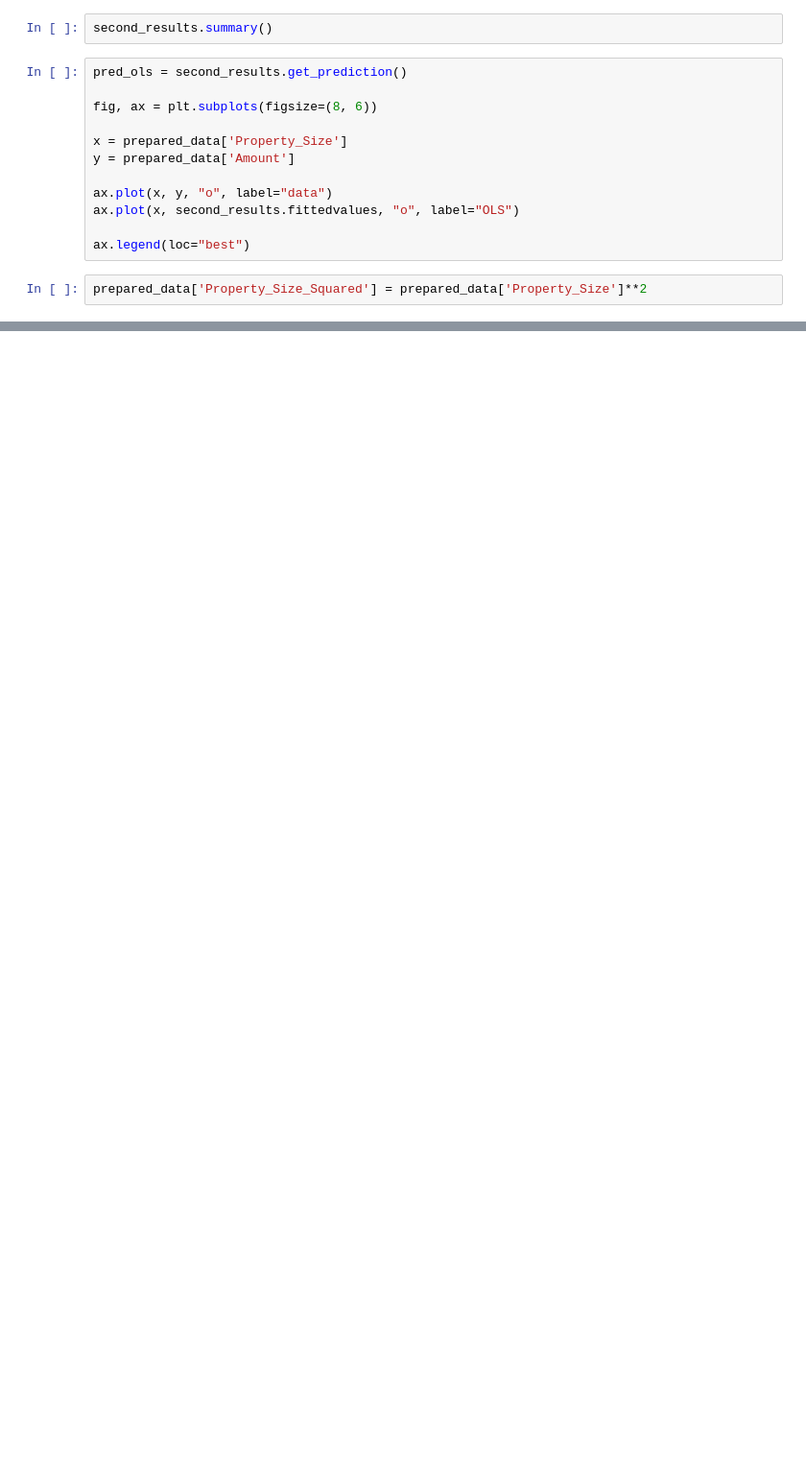
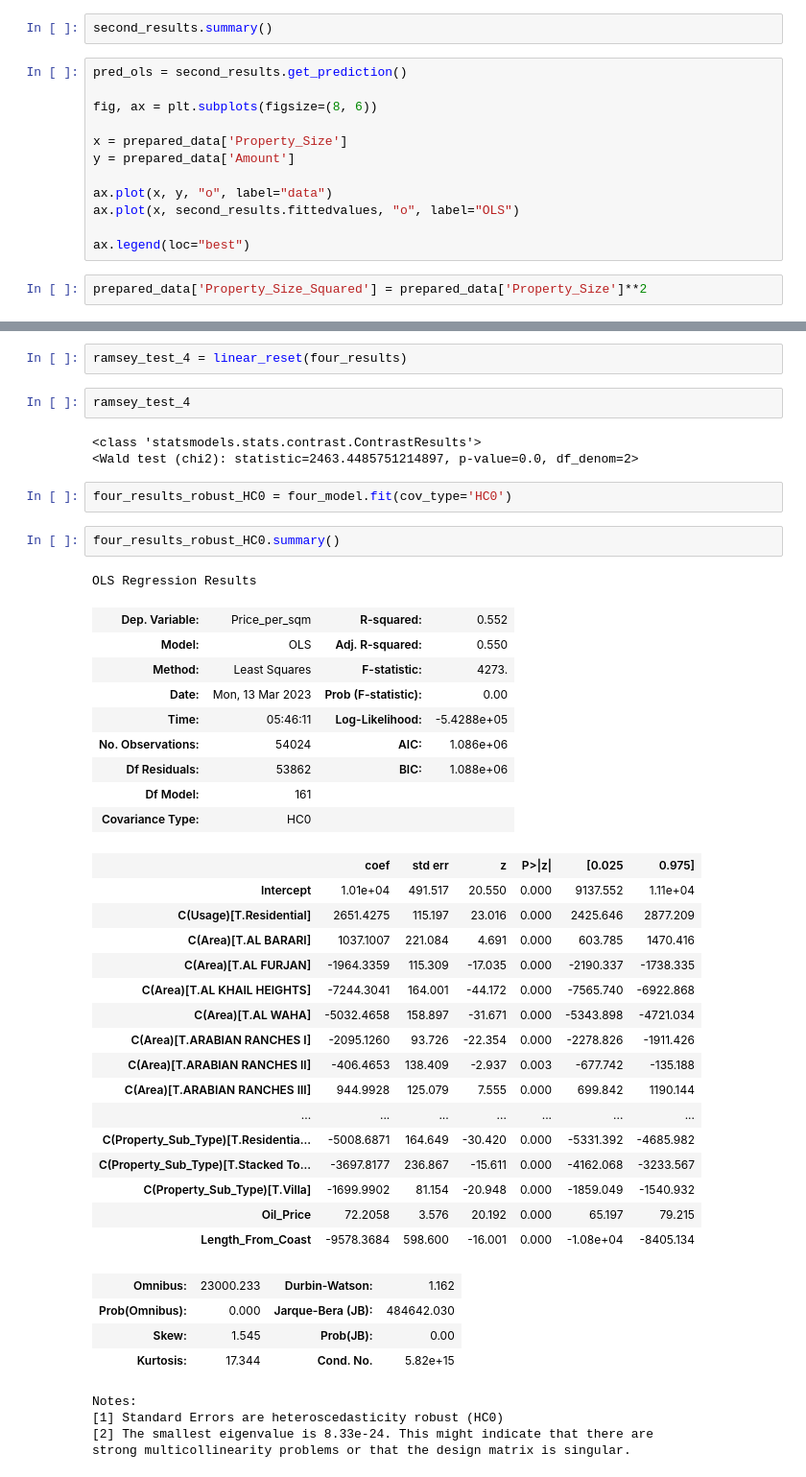
Before and after one commit to geporys/econometrics-project-assignment-hse-2022, a Jupyter notebook: Main analysis.ipynb, the cells around one changed output, grey strips where cells are left out. Shown: that part at 96% size. Drawn from its saved outputs; the diff is of its cells as text; blank space fills up the shorter version.

```diff
--- a/Main analysis.ipynb
+++ b/Main analysis.ipynb
@@ -246,0 +365,46 @@ second_results.summary()
+# %%
+ramsey_test_4 = linear_reset(four_results)
+# %%
+ramsey_test_4
+# %% [output]
+<class 'statsmodels.stats.contrast.ContrastResults'>
+<Wald test (chi2): statistic=2463.4485751214897, p-value=0.0, df_denom=2>
+# %%
+four_results_robust_HC0 = four_model.fit(cov_type='HC0')
+# %%
+four_results_robust_HC0.summary()
+# %% [output]
+OLS Regression Results
+| Dep. Variable: | Price_per_sqm | R-squared: | 0.552 |
+| Model: | OLS | Adj. R-squared: | 0.550 |
+| Method: | Least Squares | F-statistic: | 4273. |
+| Date: | Mon, 13 Mar 2023 | Prob (F-statistic): | 0.00 |
+| Time: | 05:46:11 | Log-Likelihood: | -5.4288e+05 |
+| No. Observations: | 54024 | AIC: | 1.086e+06 |
+| Df Residuals: | 53862 | BIC: | 1.088e+06 |
+| Df Model: | 161 |  |  |
+| Covariance Type: | HC0 |  |  |
+|  | coef | std err | z | P>|z| | [0.025 | 0.975] |
+| Intercept | 1.01e+04 | 491.517 | 20.550 | 0.000 | 9137.552 | 1.11e+04 |
+| C(Usage)[T.Residential] | 2651.4275 | 115.197 | 23.016 | 0.000 | 2425.646 | 2877.209 |
+| C(Area)[T.AL BARARI] | 1037.1007 | 221.084 | 4.691 | 0.000 | 603.785 | 1470.416 |
+| C(Area)[T.AL FURJAN] | -1964.3359 | 115.309 | -17.035 | 0.000 | -2190.337 | -1738.335 |
+| C(Area)[T.AL KHAIL HEIGHTS] | -7244.3041 | 164.001 | -44.172 | 0.000 | -7565.740 | -6922.868 |
+| C(Area)[T.AL WAHA] | -5032.4658 | 158.897 | -31.671 | 0.000 | -5343.898 | -4721.034 |
+| C(Area)[T.ARABIAN RANCHES I] | -2095.1260 | 93.726 | -22.354 | 0.000 | -2278.826 | -1911.426 |
+| C(Area)[T.ARABIAN RANCHES II] | -406.4653 | 138.409 | -2.937 | 0.003 | -677.742 | -135.188 |
+| C(Area)[T.ARABIAN RANCHES III] | 944.9928 | 125.079 | 7.555 | 0.000 | 699.842 | 1190.144 |
+| ... | ... | ... | ... | ... | ... | ... |
+| C(Property_Sub_Type)[T.Residentia... | -5008.6871 | 164.649 | -30.420 | 0.000 | -5331.392 | -4685.982 |
+| C(Property_Sub_Type)[T.Stacked To... | -3697.8177 | 236.867 | -15.611 | 0.000 | -4162.068 | -3233.567 |
+| C(Property_Sub_Type)[T.Villa] | -1699.9902 | 81.154 | -20.948 | 0.000 | -1859.049 | -1540.932 |
+| Oil_Price | 72.2058 | 3.576 | 20.192 | 0.000 | 65.197 | 79.215 |
+| Length_From_Coast | -9578.3684 | 598.600 | -16.001 | 0.000 | -1.08e+04 | -8405.134 |
+| Omnibus: | 23000.233 | Durbin-Watson: | 1.162 |
+| Prob(Omnibus): | 0.000 | Jarque-Bera (JB): | 484642.030 |
+| Skew: | 1.545 | Prob(JB): | 0.00 |
+| Kurtosis: | 17.344 | Cond. No. | 5.82e+15 |
+Notes:
+[1] Standard Errors are heteroscedasticity robust (HC0)
+[2] The smallest eigenvalue is 8.33e-24. This might indicate that there are
+strong multicollinearity problems or that the design matrix is singular.
```
Also changed, not shown: parts of 16 cells of this notebook, 2 other files.
